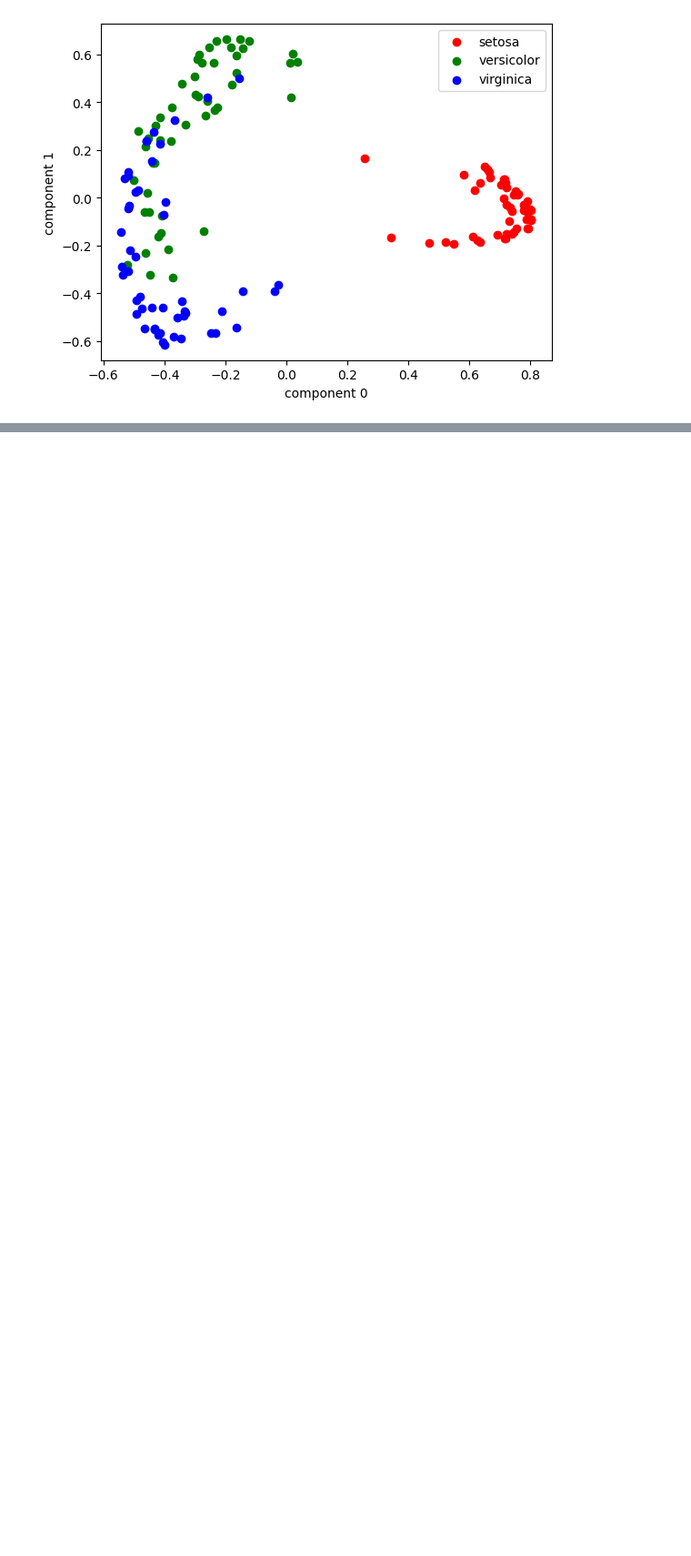
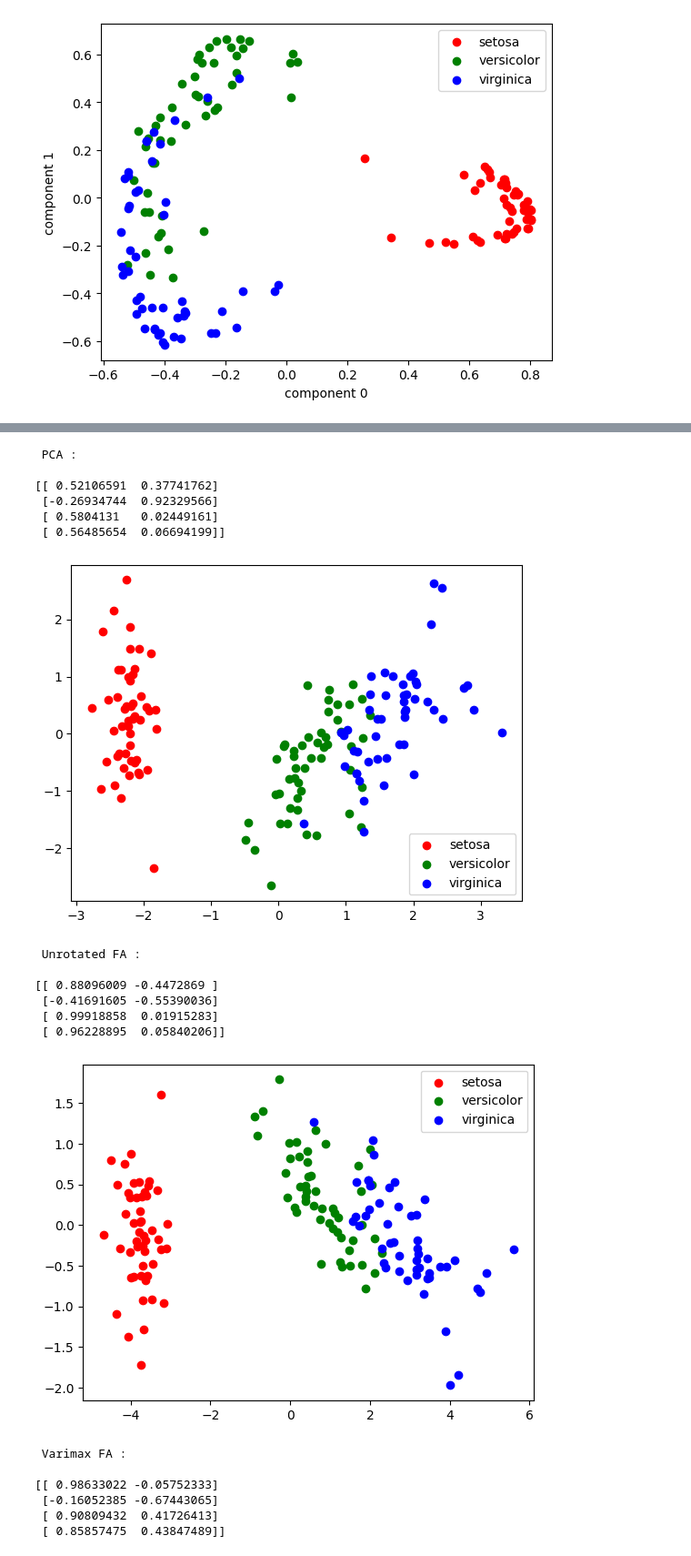
Before and after one commit to clionelove123/Machine_Learning, a Jupyter notebook: ML_Chap_06_Practice_w)sklearn.ipynb, the cells around one changed output, grey strips where cells are left out. Shown at 91% size. Cells and saved outputs as stored; diff of their text form; code cells hidden in the pictures; blank space fills up the shorter version.

```diff
--- a/ML_Chap_06_Practice_w)sklearn.ipynb
+++ b/ML_Chap_06_Practice_w)sklearn.ipynb
@@ -178,0 +205,48 @@ plt.show()
+# %%
+n_comps = 2
+
+methods = [
+    ("PCA", PCA()),
+    ("Unrotated FA", FactorAnalysis()),
+    ("Varimax FA", FactorAnalysis(rotation="varimax")),
+]
+
+for ax, (method, fa) in zip(axes, methods):
+    fa.set_params(n_components=n_comps)
+    fa.fit(X)
+
+    components = fa.components_.T
+    print("\n\n %s :\n" % method)
+    print(components)
+
+    data_c=X@components
+
+    ## 시각화
+    df_FA=pd.DataFrame(np.column_stack([data_c[:,0:2],iris.target ]), columns =["X1","X2","class"])
+
+    plt.scatter(df_FA.loc[df_FA["class"] == 0]["X1"],df_FA.loc[df_FA["class"] == 0]["X2"], color = 'r', label="setosa")
+    plt.scatter(df_FA.loc[df_FA["class"] == 1]["X1"],df_FA.loc[df_FA["class"] == 1]["X2"], color = 'g', label="versicolor")
+    plt.scatter(df_FA.loc[df_FA["class"] == 2]["X1"],df_FA.loc[df_FA["class"] == 2]["X2"], color = 'b', label ="virginica")
+    plt.legend()
+    plt.show()
+# %% [output]
+ PCA :
+
+[[ 0.52106591  0.37741762]
+ [-0.26934744  0.92329566]
+ [ 0.5804131   0.02449161]
+ [ 0.56485654  0.06694199]]
+[figure, added]
+ Unrotated FA :
+
+[[ 0.88096009 -0.4472869 ]
+ [-0.41691605 -0.55390036]
+ [ 0.99918858  0.01915283]
+ [ 0.96228895  0.05840206]]
+[figure, added]
+ Varimax FA :
+
+[[ 0.98633022 -0.05752333]
+ [-0.16052385 -0.67443065]
+ [ 0.90809432  0.41726413]
+ [ 0.85857475  0.43847489]]
```
Also changed, not shown: parts of 4 cells of this notebook.
